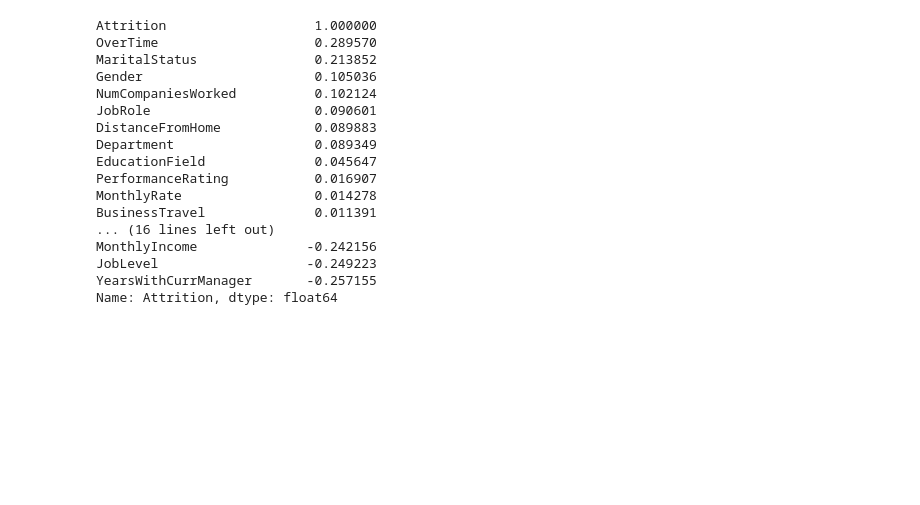
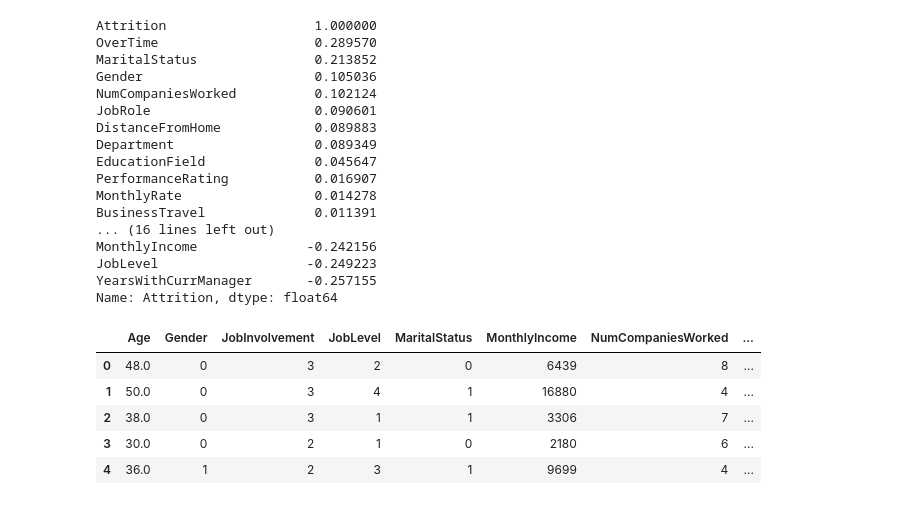
Before and after one commit to loplop05/Employee-Attriation, a Jupyter notebook: EmployeeWorkSheet.ipynb, the cells around one changed output. Drawn from its saved outputs; the diff is of its cells as text; code cells hidden in the pictures; blank space fills up the shorter version.

```diff
--- a/EmployeeWorkSheet.ipynb
+++ b/EmployeeWorkSheet.ipynb
@@ -203,3 +203,19 @@ MonthlyIncome              -0.242156
 JobLevel                   -0.249223
 YearsWithCurrManager       -0.257155
 Name: Attrition, dtype: float64
+# %%
+LowCorrCols = []
+for col in corr.index :
+    if abs(corr[col]) < 0.1 :
+        LowCorrCols.append(col)
+# %%
+df.drop(LowCorrCols,axis=1,inplace=True)
+# %%
+df.head()
+# %% [output]
+|  | Age | Gender | JobInvolvement | JobLevel | MaritalStatus | MonthlyIncome | NumCompaniesWorked | ... |
+| 0 | 48.0 | 0 | 3 | 2 | 0 | 6439 | 8 | ... |
+| 1 | 50.0 | 0 | 3 | 4 | 1 | 16880 | 4 | ... |
+| 2 | 38.0 | 0 | 3 | 1 | 1 | 3306 | 7 | ... |
+| 3 | 30.0 | 0 | 2 | 1 | 0 | 2180 | 6 | ... |
+| 4 | 36.0 | 1 | 2 | 3 | 1 | 9699 | 4 | ... |
```
